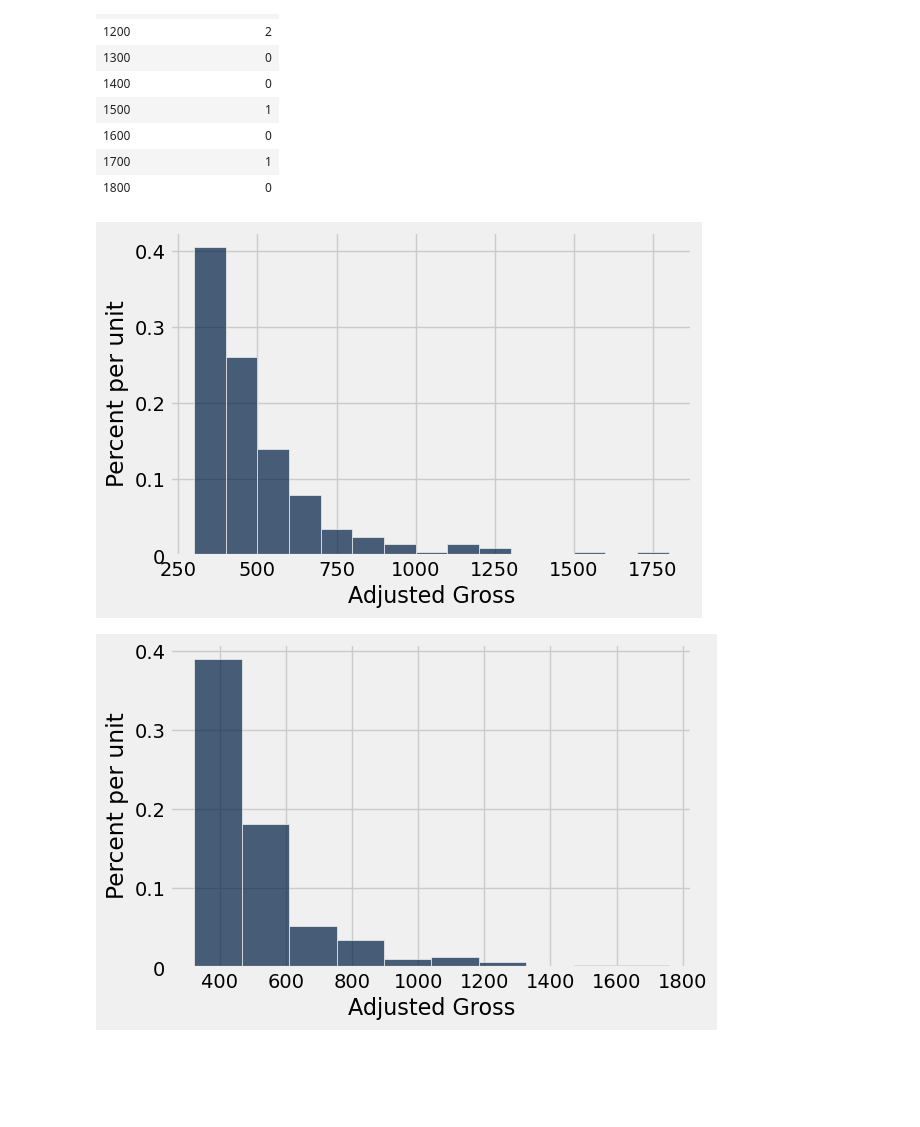
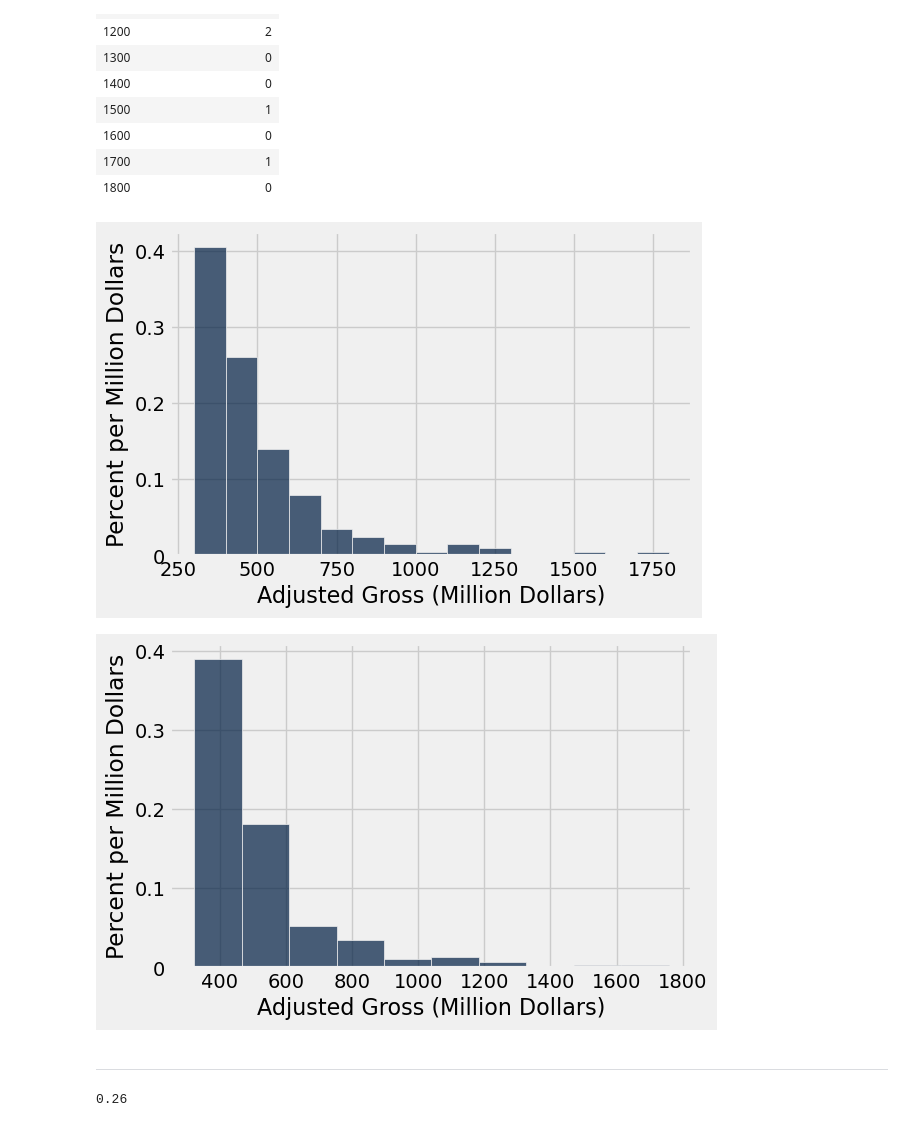
Before and after one commit to lawtonsclass/f25-code-from-class, a Jupyter notebook: data8/ch07.ipynb, the cells around one changed output. Drawn from its saved outputs; the diff is of its cells as text; code cells hidden in the pictures; blank space fills up the shorter version.

```diff
--- a/data8/ch07.ipynb
+++ b/data8/ch07.ipynb
@@ -370,10 +366,19 @@ millions.bin('Adjusted Gross', bins=np.arange(300, 1801, 100)).show()
 | 1700 | 1 |
 | 1800 | 0 |
 # %%
-millions.hist('Adjusted Gross', bins=np.arange(300, 1801, 100))
+millions.hist('Adjusted Gross', bins=np.arange(300, 1801, 100), unit='Million Dollars')
 # %% [output]
-[figure, old version]
+[figure, new version]
 # %%
-millions.hist('Adjusted Gross') # by default it makes the same default 10 bins
+millions.hist('Adjusted Gross', unit="Million Dollars") # by default it makes the same default 10 bins
 # %% [output]
-[figure, old version]
+[figure, new version]
+# %% [markdown]
+---
+# %%
+# let's calculate the height of the [400, 500) bin
+percentage = 52 / millions.num_rows * 100
+width = 100
+percentage / width
+# %% [output]
+0.26
```
Also changed, not shown: parts of 47 cells of this notebook.
